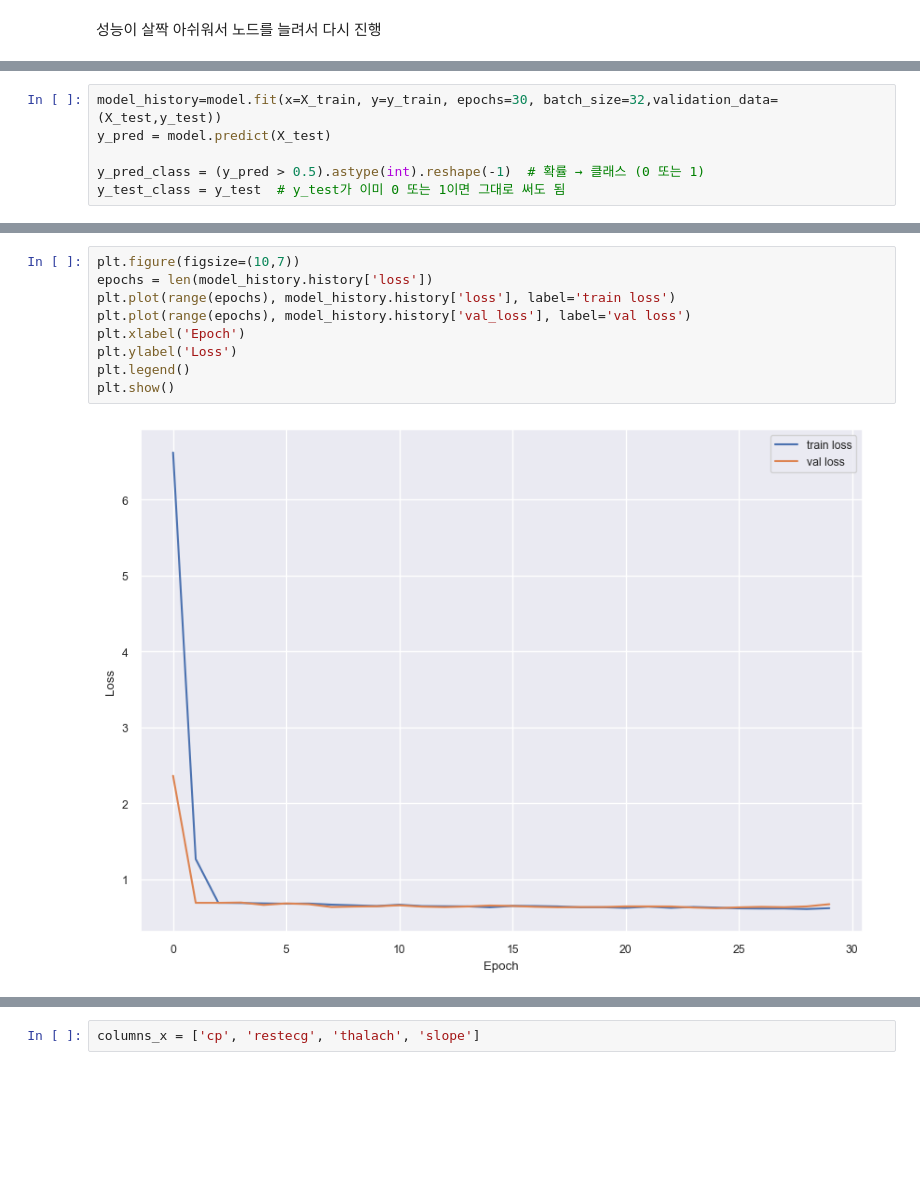
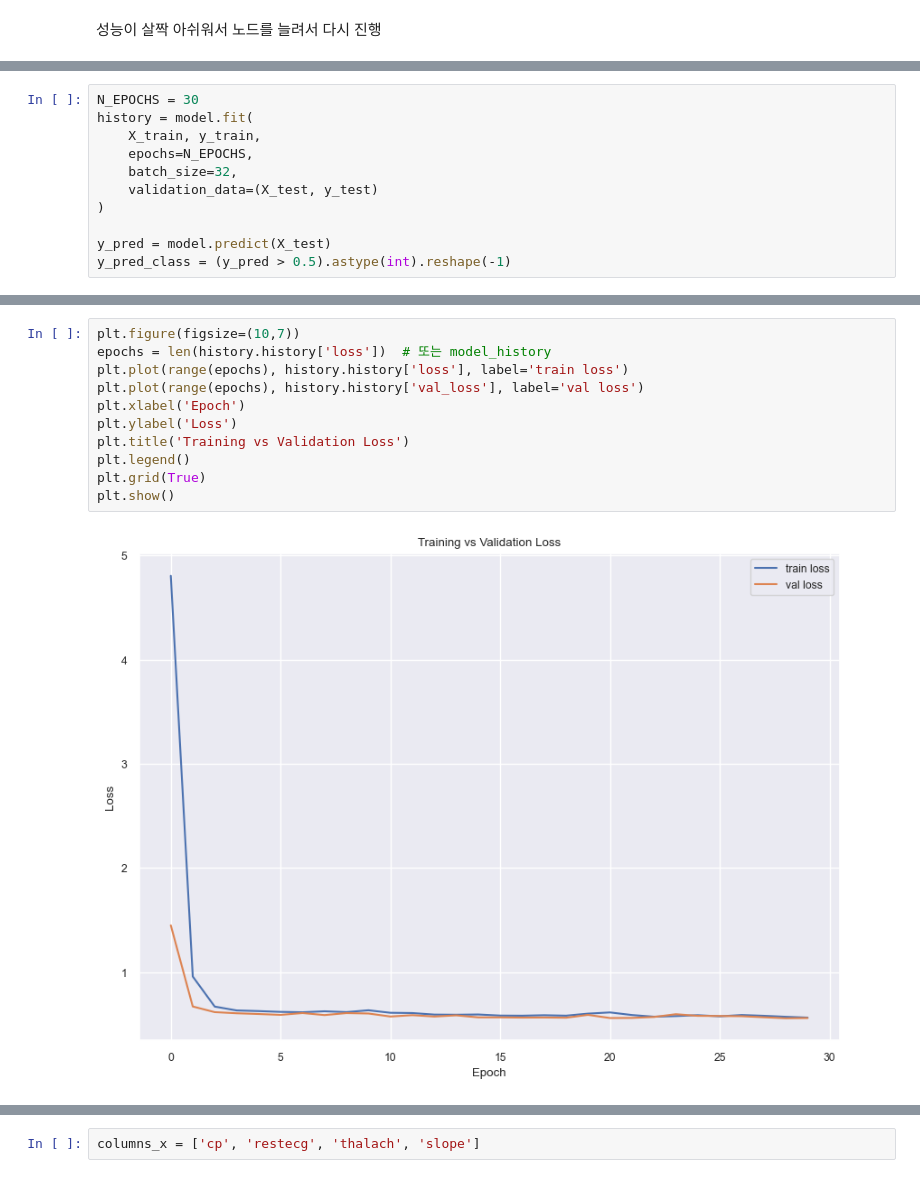
Before and after one commit to JungWooJJING/AI_Class, a Jupyter notebook: 5week/assignment/heart _update.ipynb, the cells around one changed output, grey strips where cells are left out. Cells and saved outputs as stored; diff of their text form; blank space fills up the shorter version.

```diff
--- a/5week/assignment/heart _update.ipynb
+++ b/5week/assignment/heart _update.ipynb
@@ -214,10 +221,15 @@ Model: "sequential_11"
  Trainable params: 5,761 (22.50 KB)
  Non-trainable params: 0 (0.00 B)
 # %%
-model_history=model.fit(x=X_train, y=y_train, epochs=30, batch_size=32,validation_data= (X_test,y_test))
+N_EPOCHS = 30
+history = model.fit(
+    X_train, y_train,
+    epochs=N_EPOCHS,
+    batch_size=32,
+    validation_data=(X_test, y_test)
+)
+
 y_pred = model.predict(X_test)
-
-y_pred_class = (y_pred > 0.5).astype(int).reshape(-1)  # 확률 → 클래스 (0 또는 1)
-y_test_class = y_test  # y_test가 이미 0 또는 1이면 그대로 써도 됨
+y_pred_class = (y_pred > 0.5).astype(int).reshape(-1)
 # %% [output]
 Epoch 1/30
@@ -240,14 +252,16 @@ Epoch 30/30
 # %%
 plt.figure(figsize=(10,7))
-epochs = len(model_history.history['loss'])
-plt.plot(range(epochs), model_history.history['loss'], label='train loss')
-plt.plot(range(epochs), model_history.history['val_loss'], label='val loss')
+epochs = len(history.history['loss'])  # 또는 model_history
+plt.plot(range(epochs), history.history['loss'], label='train loss')
+plt.plot(range(epochs), history.history['val_loss'], label='val loss')
 plt.xlabel('Epoch')
 plt.ylabel('Loss')
+plt.title('Training vs Validation Loss')
 plt.legend()
+plt.grid(True)
 plt.show()
 # %% [output]
-[figure, old version]
+[figure, new version]
 # %%
 model.evaluate(X_test, y_test)
 # %% [output]
```
Also changed, not shown: parts of 10 cells of this notebook, 6 other files.
